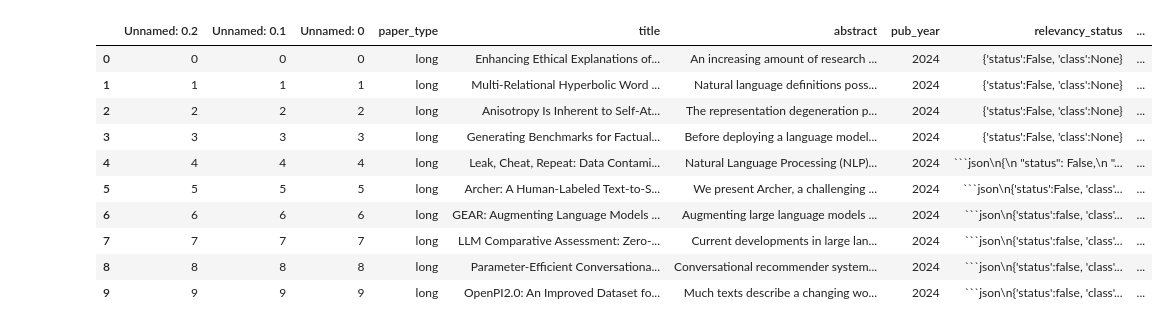
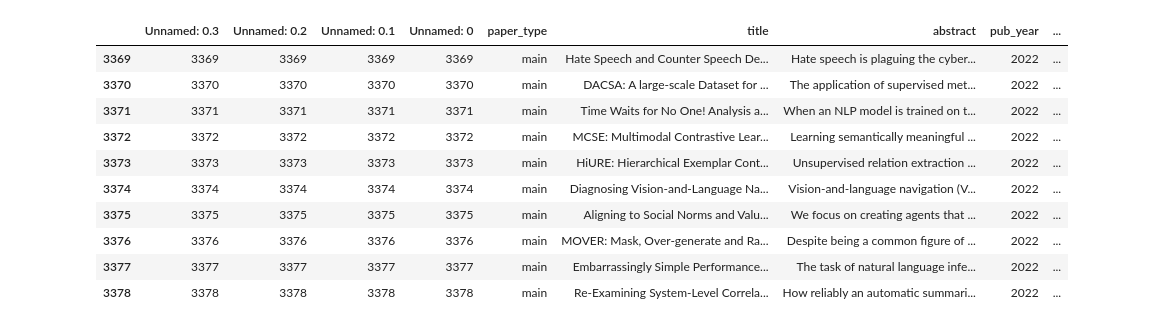
Before and after one commit to nilo0/filter_acl_papers, a Jupyter notebook: notebooks/data_analysis.ipynb, the cells around one changed output. Cells and saved outputs as stored; diff of their text form; code cells hidden in the pictures.

Commit message:
initial process done

````diff
--- a/notebooks/data_analysis.ipynb
+++ b/notebooks/data_analysis.ipynb
@@ -25,19 +25,17 @@ for i, row in df.iterrows():
         df.at[i, 'relevancy_status'] = verdict
         df.at[i, 'processed'] = True
         df.to_csv(data_path)
-    if i > 30:
-        break
 # %%
-df.head(10)
+df.tail(10)
 # %% [output]
-|  | Unnamed: 0.2 | Unnamed: 0.1 | Unnamed: 0 | paper_type | title | abstract | pub_year | relevancy_status | ... |
-| 0 | 0 | 0 | 0 | long | Enhancing Ethical Explanations of... | An increasing amount of research ... | 2024 | {'status':False, 'class':None} | ... |
-| 1 | 1 | 1 | 1 | long | Multi-Relational Hyperbolic Word ... | Natural language definitions poss... | 2024 | {'status':False, 'class':None} | ... |
-| 2 | 2 | 2 | 2 | long | Anisotropy Is Inherent to Self-At... | The representation degeneration p... | 2024 | {'status':False, 'class':None} | ... |
-| 3 | 3 | 3 | 3 | long | Generating Benchmarks for Factual... | Before deploying a language model... | 2024 | {'status':False, 'class':None} | ... |
-| 4 | 4 | 4 | 4 | long | Leak, Cheat, Repeat: Data Contami... | Natural Language Processing (NLP)... | 2024 | ```json\n{\n "status": False,\n "... | ... |
-| 5 | 5 | 5 | 5 | long | Archer: A Human-Labeled Text-to-S... | We present Archer, a challenging ... | 2024 | ```json\n{'status':False, 'class'... | ... |
-| 6 | 6 | 6 | 6 | long | GEAR: Augmenting Language Models ... | Augmenting large language models ... | 2024 | ```json\n{'status':false, 'class'... | ... |
-| 7 | 7 | 7 | 7 | long | LLM Comparative Assessment: Zero-... | Current developments in large lan... | 2024 | ```json\n{'status':false, 'class'... | ... |
-| 8 | 8 | 8 | 8 | long | Parameter-Efficient Conversationa... | Conversational recommender system... | 2024 | ```json\n{'status':false, 'class'... | ... |
-| 9 | 9 | 9 | 9 | long | OpenPI2.0: An Improved Dataset fo... | Much texts describe a changing wo... | 2024 | ```json\n{'status':false, 'class'... | ... |
+|  | Unnamed: 0.3 | Unnamed: 0.2 | Unnamed: 0.1 | Unnamed: 0 | paper_type | title | abstract | pub_year | ... |
+| 3369 | 3369 | 3369 | 3369 | 3369 | main | Hate Speech and Counter Speech De... | Hate speech is plaguing the cyber... | 2022 | ... |
+| 3370 | 3370 | 3370 | 3370 | 3370 | main | DACSA: A large-scale Dataset for ... | The application of supervised met... | 2022 | ... |
+| 3371 | 3371 | 3371 | 3371 | 3371 | main | Time Waits for No One! Analysis a... | When an NLP model is trained on t... | 2022 | ... |
+| 3372 | 3372 | 3372 | 3372 | 3372 | main | MCSE: Multimodal Contrastive Lear... | Learning semantically meaningful ... | 2022 | ... |
+| 3373 | 3373 | 3373 | 3373 | 3373 | main | HiURE: Hierarchical Exemplar Cont... | Unsupervised relation extraction ... | 2022 | ... |
+| 3374 | 3374 | 3374 | 3374 | 3374 | main | Diagnosing Vision-and-Language Na... | Vision-and-language navigation (V... | 2022 | ... |
+| 3375 | 3375 | 3375 | 3375 | 3375 | main | Aligning to Social Norms and Valu... | We focus on creating agents that ... | 2022 | ... |
+| 3376 | 3376 | 3376 | 3376 | 3376 | main | MOVER: Mask, Over-generate and Ra... | Despite being a common figure of ... | 2022 | ... |
+| 3377 | 3377 | 3377 | 3377 | 3377 | main | Embarrassingly Simple Performance... | The task of natural language infe... | 2022 | ... |
+| 3378 | 3378 | 3378 | 3378 | 3378 | main | Re-Examining System-Level Correla... | How reliably an automatic summari... | 2022 | ... |
````
Also changed, not shown: 1 other file.
